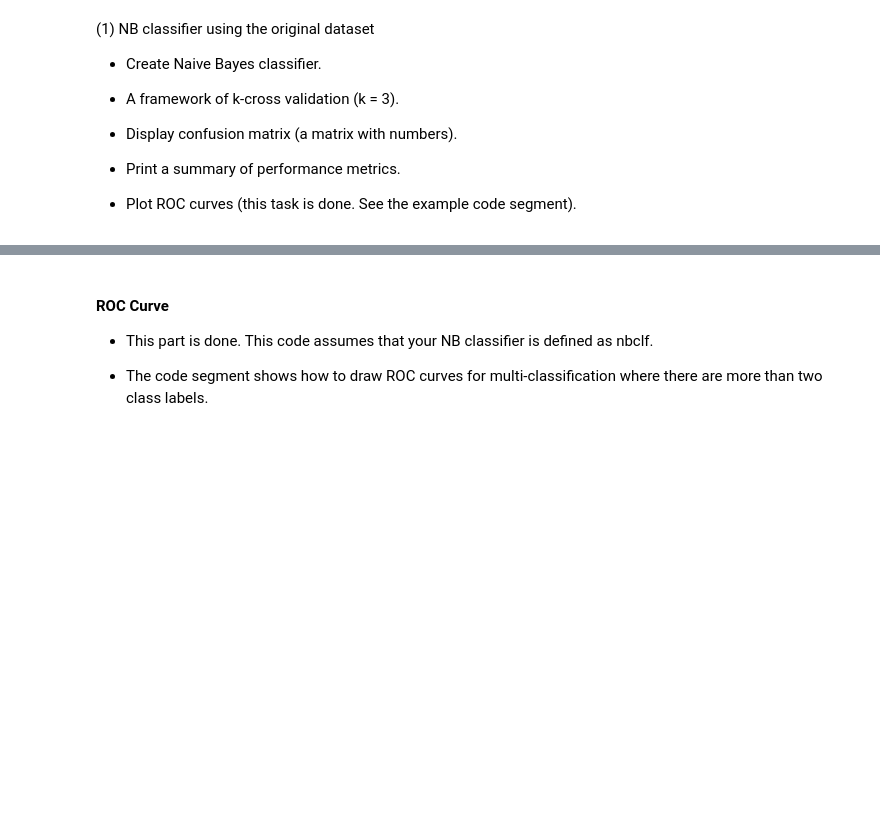
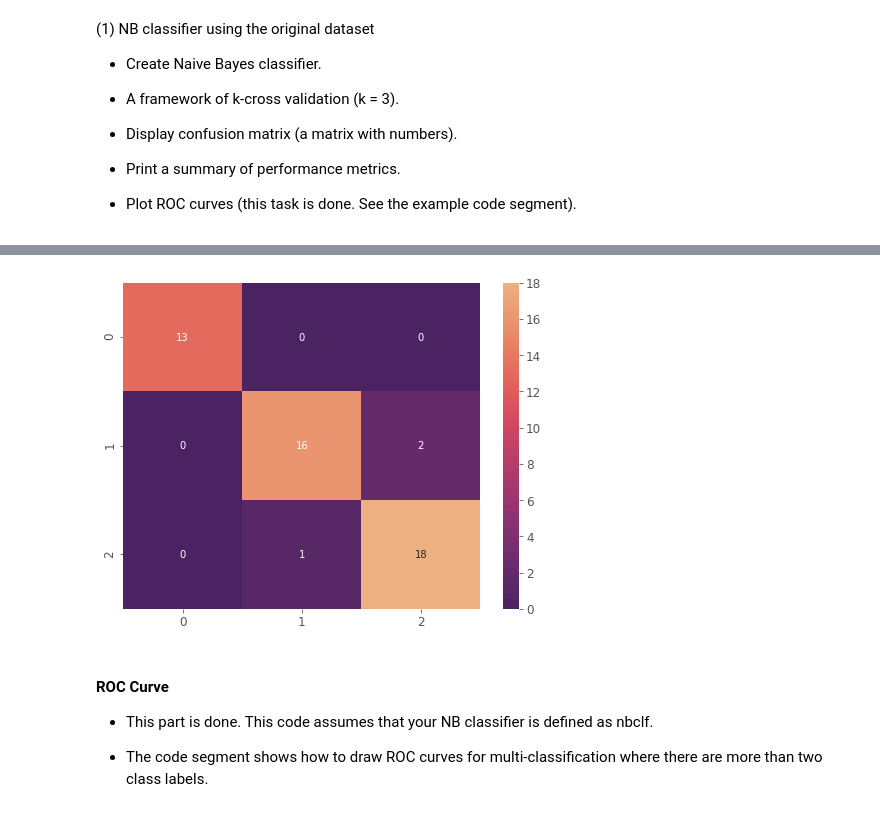
Before and after one commit to miamrodgers/4310-ML, a Jupyter notebook: ME3_NativeBayes/NaiveBayes.ipynb, the cells around one changed output, grey strips where cells are left out. Drawn from its saved outputs; the diff is of its cells as text; code cells hidden in the pictures; blank space fills up the shorter version.

```diff
--- a/ME3_NativeBayes/NaiveBayes.ipynb
+++ b/ME3_NativeBayes/NaiveBayes.ipynb
@@ -401,0 +633,18 @@ print(y.head())
+# %%
+nbclf = GaussianNB()
+(X_iris, y_iris) = load_iris(return_X_y=True)
+
+for train_index, test_index in kf.split(X):
+    # for each iteration, get training data and test data
+    X_train, X_test = X_iris[train_index], X_iris[test_index]
+    y_train, y_test = y_iris[train_index], y_iris[test_index]
+
+    # train the model using training data
+    nbclf.fit(X_train, y_train)
+
+    # show how model performs with training data and test data
+    print('Accuracy of GaussianNB classifier on training set: {:.2f}'
+          .format(nbclf.score(X_train, y_train)))
+
+    print('Accuracy of GaussianNB classifier on test set: {:.2f}'
+          .format(nbclf.score(X_test, y_test)))
@@ -401,0 +658,17 @@ print(y.head())
+# %%
+nbclf2 = GaussianNB()
+
+for train_index, test_index in kf.split(X_iris):
+    X_train, X_test = X_iris[train_index], X_iris[test_index]
+    y_train, y_test = y_iris[train_index], y_iris[test_index]
+
+    nbclf2.fit(X_train, y_train)
+
+    y_pred = nbclf2.predict(X_test)
+
+    print(classification_report(y_test, y_pred, target_names=target_names))
+
+    result_metrics_dict = classification_report(
+        y_test, y_pred, target_names=target_names, output_dict=True)
+
+    print(result_metrics_dict)
@@ -402,3 +695,10 @@ print(y.head())
+# %%
+confusion_mat = confusion_matrix(y_test, y_pred)
+plt.figure(figsize = (8,6))
+sns.heatmap(confusion_mat, annot=True, cmap = 'flare_r')
+plt.show()
+# %% [output]
+[figure, added]
 # %% [markdown]
 #### ROC Curve
 
```
Also changed, not shown: parts of 48 cells of this notebook, 1 other file.
